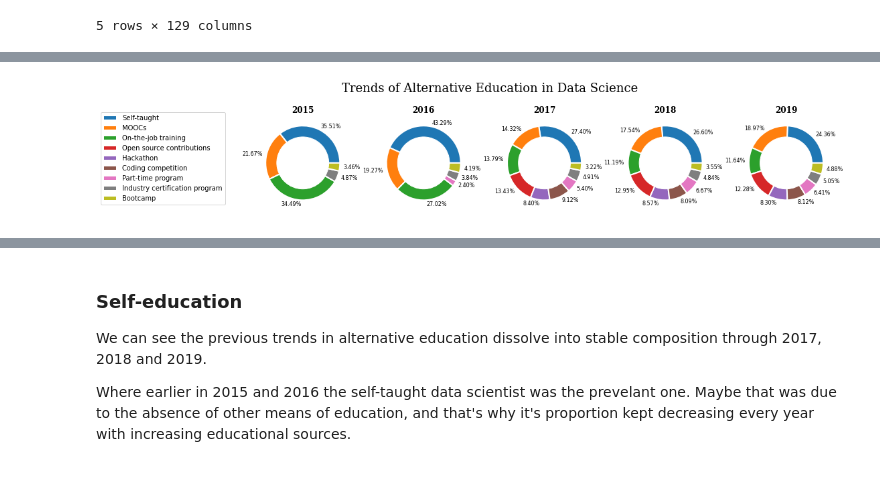
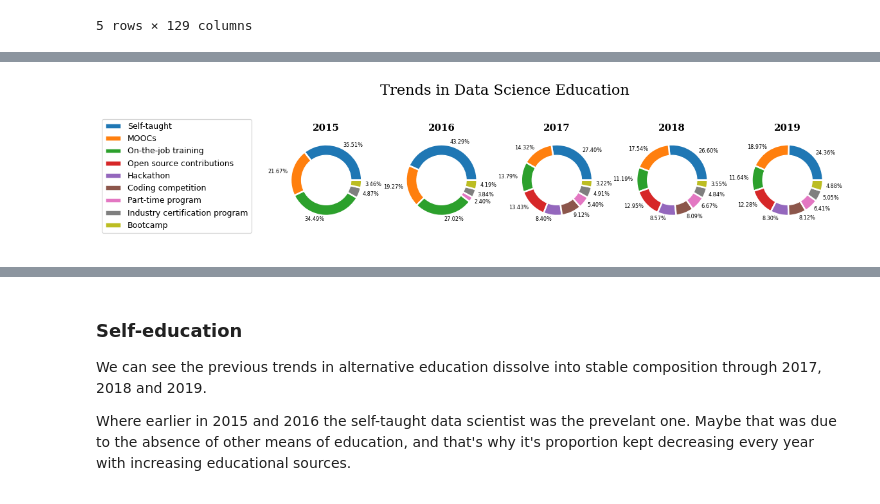
Before and after one commit to ahmedsamirio/stackoverflow-analysis, a Jupyter notebook: StackOverflow_Analysis.ipynb, the cells around one changed output, grey strips where cells are left out. Drawn from its saved outputs; the diff is of its cells as text; code cells hidden in the pictures.

```diff
--- a/StackOverflow_Analysis.ipynb
+++ b/StackOverflow_Analysis.ipynb
@@ -764,7 +767,7 @@ def plt_donut(data, colors_dict):
     colors = [colors_dict[col] for col in data.index]
     patches, text = plt.pie(data, labels=labels, colors=colors,
             wedgeprops = { 'linewidth' : 2, 'edgecolor' : 'white' },
-            textprops = {'fontsize': 8,})
+            textprops = {'fontsize': 7,})
     my_circle=plt.Circle( (0,0), 0.7, color='white',)
     p=plt.gcf()
     p.gca().add_artist(my_circle)
@@ -1038,25 +1053,27 @@ def plt_donut(data, colors_dict):
     colors = [colors_dict[col] for col in data.index]
     patches, text = plt.pie(data, labels=labels, colors=colors,
             wedgeprops = { 'linewidth' : 2, 'edgecolor' : 'white' },
-            textprops = {'fontsize': 8,})
+            textprops = {'fontsize': 6.5,})
     my_circle=plt.Circle( (0,0), 0.7, color='white',)
     p=plt.gcf()
     p.gca().add_artist(my_circle)
     return patches
 # %%
 
-fig = plt.figure(figsize=(15, 3))
-fig.suptitle('Trends of Alternative Education in Data Science', fontfamily='serif', fontsize=18)
+fig = plt.figure(figsize=(12, 3), dpi=90)
+fig.suptitle('Trends in Data Science Education', fontfamily='serif', fontsize=18)
 for i, year in enumerate(ds_edu.index):
     plt.subplot(1, len(ds_edu.index)+1,i+2)
     plt.title(year, fontfamily='serif', fontweight='bold')
     patches = plt_donut(ds_edu.loc[year, cols], cols_colors_dict);
 plt.subplot(1, len(ds_edu.index)+1, 1)
 plt.axis('off')
 
 # set the spacing between subplots
 fig.tight_layout()
 fig.subplots_adjust(wspace=0.3, top=0.8)
 plt.legend(patches, cols, loc='best');
+
+plt.savefig('imgs/ds_education_donut.png')
 # %% [output]
-[figure, old version]
+[figure, new version]
```
Also changed, not shown: parts of 23 cells of this notebook.
